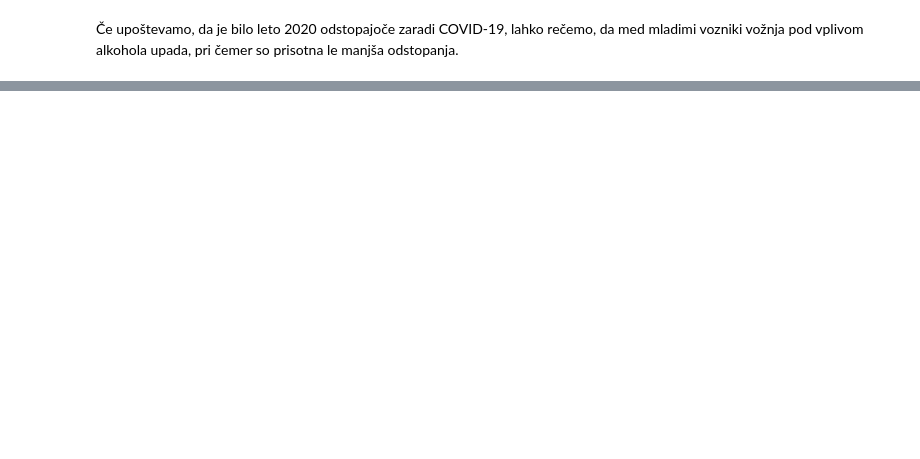
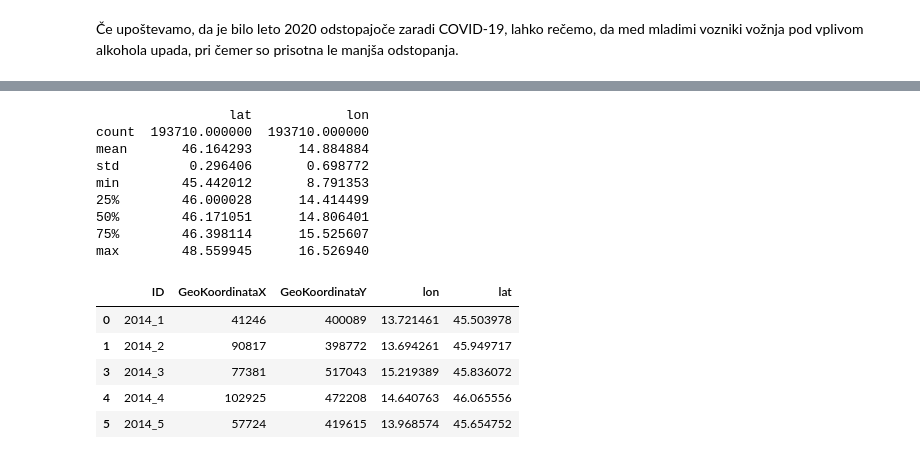
Before and after one commit to PatrikFurlan/PR2615, a Jupyter notebook: notebook.ipynb, the cells around one changed output, grey strips where cells are left out. Cells and saved outputs as stored; diff of their text form; code cells hidden in the pictures; blank space fills up the shorter version.

```diff
--- a/notebook.ipynb
+++ b/notebook.ipynb
@@ -302,0 +332,16 @@ ModuleNotFoundError: No module named 'folium'
+# %%
+acc_map = master_df.drop_duplicates(subset="ID").copy()
+
+acc_map = acc_map[["ID", "GeoKoordinataX", "GeoKoordinataY"]].copy()
+
+acc_map["GeoKoordinataX"] = pd.to_numeric(acc_map["GeoKoordinataX"], errors="coerce")
+acc_map["GeoKoordinataY"] = pd.to_numeric(acc_map["GeoKoordinataY"], errors="coerce")
+
+acc_map = acc_map.dropna()
+acc_map = acc_map[
+    (acc_map["GeoKoordinataX"] > 0) &
+    (acc_map["GeoKoordinataY"] > 0)
+].copy()
+
+print(acc_map.shape)
+acc_map.head()
@@ -302,0 +356,31 @@ ModuleNotFoundError: No module named 'folium'
+# %%
+from pyproj import Transformer
+
+transformer = Transformer.from_crs("EPSG:3794", "EPSG:4326", always_xy=True)
+
+lon, lat = transformer.transform(
+    acc_map["GeoKoordinataY"].values,
+    acc_map["GeoKoordinataX"].values
+)
+
+acc_map["lon"] = lon
+acc_map["lat"] = lat
+
+print(acc_map[["lat", "lon"]].describe())
+acc_map.head()
+# %% [output]
+                 lat            lon
+count  193710.000000  193710.000000
+mean       46.164293      14.884884
+std         0.296406       0.698772
+min        45.442012       8.791353
+25%        46.000028      14.414499
+50%        46.171051      14.806401
+75%        46.398114      15.525607
+max        48.559945      16.526940
+|  | ID | GeoKoordinataX | GeoKoordinataY | lon | lat |
+| 0 | 2014_1 | 41246 | 400089 | 13.721461 | 45.503978 |
+| 1 | 2014_2 | 90817 | 398772 | 13.694261 | 45.949717 |
+| 3 | 2014_3 | 77381 | 517043 | 15.219389 | 45.836072 |
+| 4 | 2014_4 | 102925 | 472208 | 14.640763 | 46.065556 |
+| 5 | 2014_5 | 57724 | 419615 | 13.968574 | 45.654752 |
```
Also changed, not shown: parts of 11 cells of this notebook, 3 other files.
